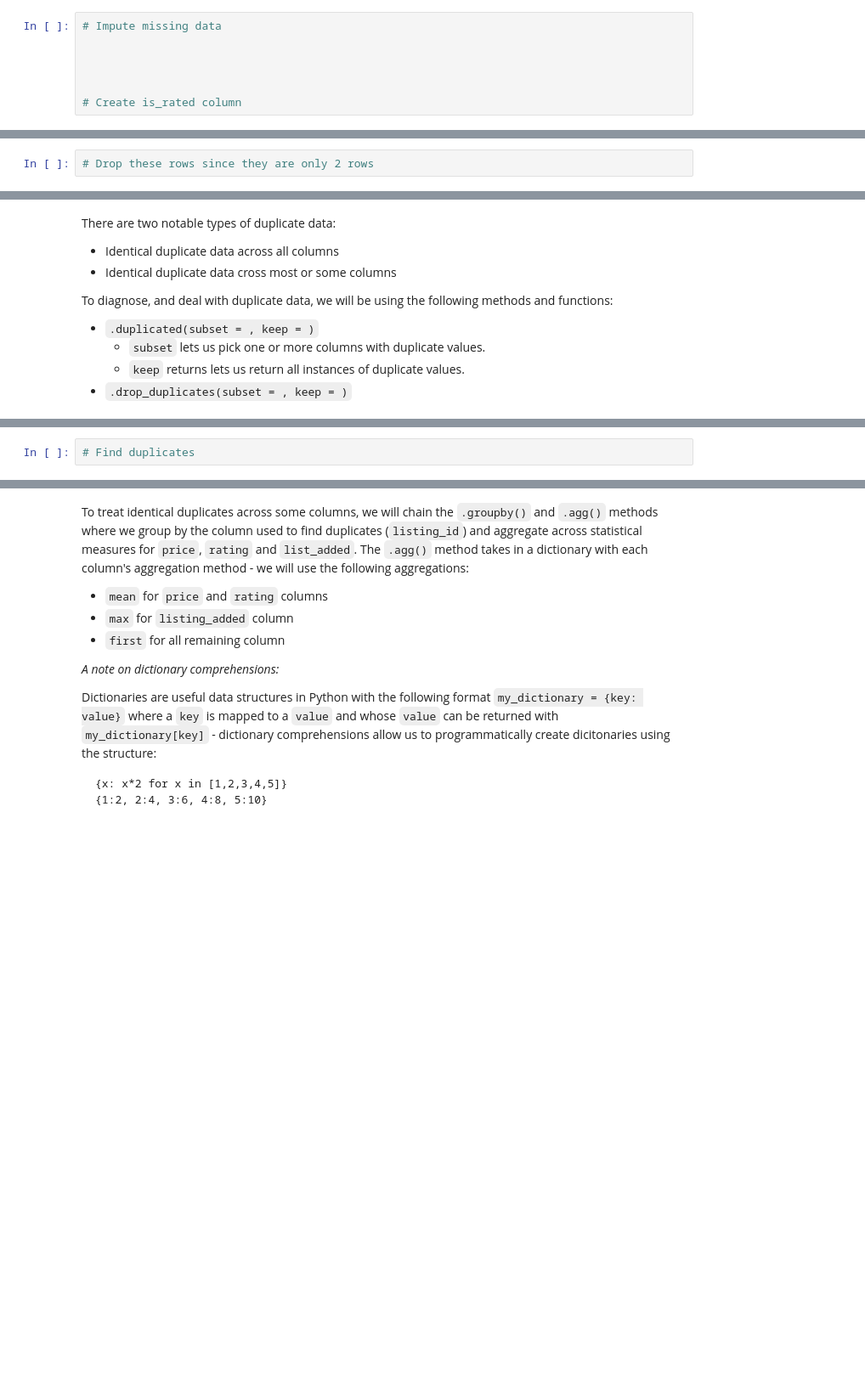
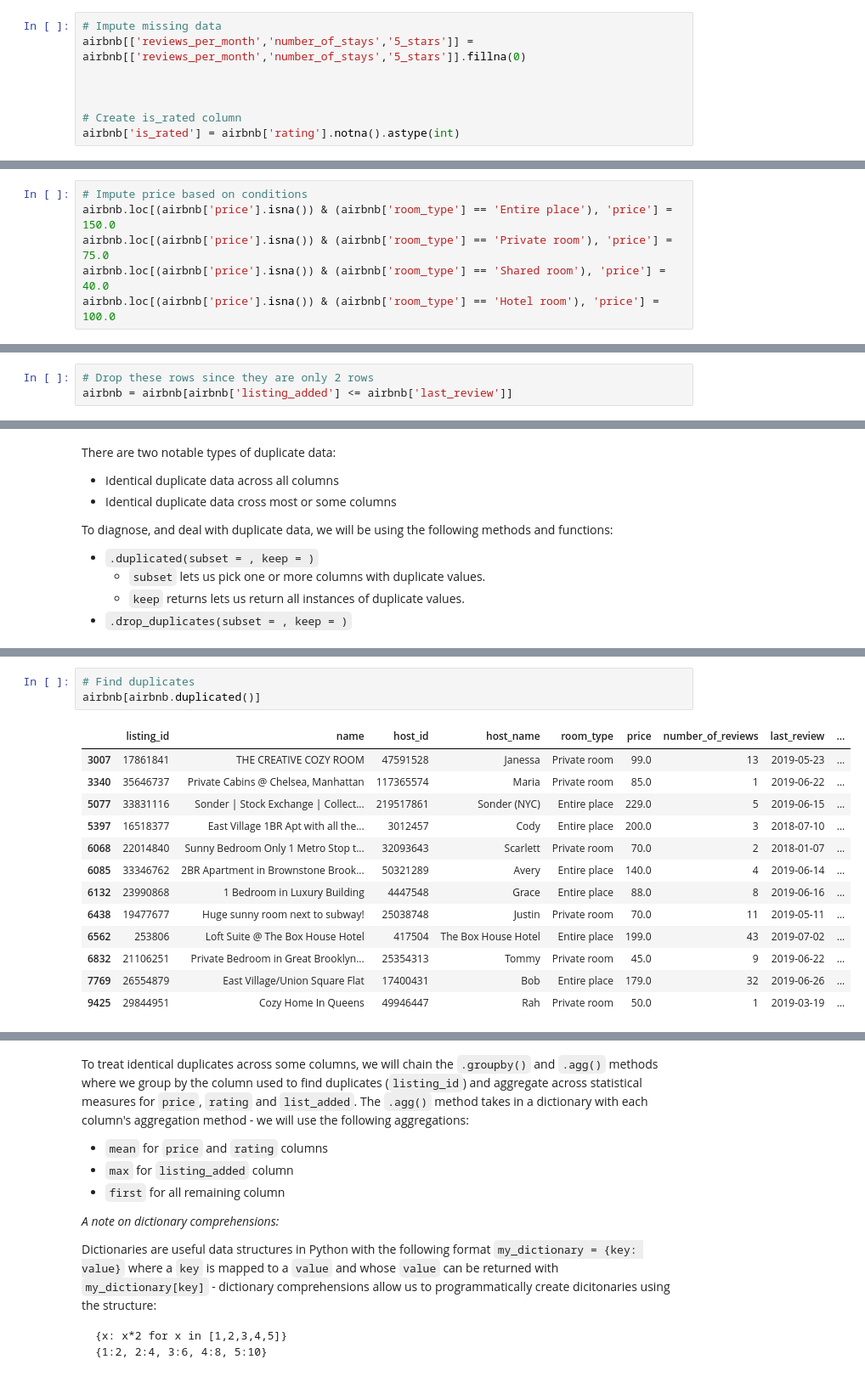
Before and after one commit to Ala-Eddine-Mezdoud/data_mining, a Jupyter notebook: Lab 2/Part2/Lab2-pre-processing - part2.ipynb, the cells around one changed output, grey strips where cells are left out. Shown at 85% size. Drawn from its saved outputs; the diff is of its cells as text; blank space fills up the shorter version.

```diff
--- a/Lab 2/Part2/Lab2-pre-processing - part2.ipynb
+++ b/Lab 2/Part2/Lab2-pre-processing - part2.ipynb
@@ -632,11 +632,12 @@ We can impute them as following:
 **Hint:** You can use a dictionary like `{'reviews_per_month': 0, 'number_of_stays': 0, '5_stars': 0}` with the `fillna` function to fill missing values in specific columns.
 # %%
 # Impute missing data
-
+airbnb[['reviews_per_month','number_of_stays','5_stars']] = airbnb[['reviews_per_month','number_of_stays','5_stars']].fillna(0)
 
 
 
 # Create is_rated column
+airbnb['is_rated'] = airbnb['rating'].notna().astype(int)
 # %% [markdown]
 **Treating the** `price` **column**
 # %%
@@ -666,2 +684,8 @@ plt.show()
+# %%
+# Impute price based on conditions
+airbnb.loc[(airbnb['price'].isna()) & (airbnb['room_type'] == 'Entire place'), 'price'] = 150.0
+airbnb.loc[(airbnb['price'].isna()) & (airbnb['room_type'] == 'Private room'), 'price'] = 75.0
+airbnb.loc[(airbnb['price'].isna()) & (airbnb['room_type'] == 'Shared room'), 'price'] = 40.0
+airbnb.loc[(airbnb['price'].isna()) & (airbnb['room_type'] == 'Hotel room'), 'price'] = 100.0
 # %%
 # Confirm price has been imputed
@@ -687,2 +739,3 @@ Albeit we've done a significant amount of data cleaning tasks, there are still a
 # %%
 # Drop these rows since they are only 2 rows
+airbnb = airbnb[airbnb['listing_added'] <= airbnb['last_review']]
@@ -706,4 +771,19 @@ To diagnose, and deal with duplicate data, we will be using the following method
 # %%
 # Find duplicates
+airbnb[airbnb.duplicated()]
+# %% [output]
+|  | listing_id | name | host_id | host_name | room_type | price | number_of_reviews | last_review | ... |
+| 3007 | 17861841 | THE CREATIVE COZY ROOM | 47591528 | Janessa | Private room | 99.0 | 13 | 2019-05-23 | ... |
+| 3340 | 35646737 | Private Cabins @ Chelsea, Manhattan | 117365574 | Maria | Private room | 85.0 | 1 | 2019-06-22 | ... |
+| 5077 | 33831116 | Sonder | Stock Exchange | Collect... | 219517861 | Sonder (NYC) | Entire place | 229.0 | 5 | 2019-06-15 | ... |
+| 5397 | 16518377 | East Village 1BR Apt with all the... | 3012457 | Cody | Entire place | 200.0 | 3 | 2018-07-10 | ... |
+| 6068 | 22014840 | Sunny Bedroom Only 1 Metro Stop t... | 32093643 | Scarlett | Private room | 70.0 | 2 | 2018-01-07 | ... |
+| 6085 | 33346762 | 2BR Apartment in Brownstone Brook... | 50321289 | Avery | Entire place | 140.0 | 4 | 2019-06-14 | ... |
+| 6132 | 23990868 | 1 Bedroom in Luxury Building | 4447548 | Grace | Entire place | 88.0 | 8 | 2019-06-16 | ... |
+| 6438 | 19477677 | Huge sunny room next to subway! | 25038748 | Justin | Private room | 70.0 | 11 | 2019-05-11 | ... |
+| 6562 | 253806 | Loft Suite @ The Box House Hotel | 417504 | The Box House Hotel | Entire place | 199.0 | 43 | 2019-07-02 | ... |
+| 6832 | 21106251 | Private Bedroom in Great Brooklyn... | 25354313 | Tommy | Private room | 45.0 | 9 | 2019-06-22 | ... |
+| 7769 | 26554879 | East Village/Union Square Flat | 17400431 | Bob | Entire place | 179.0 | 32 | 2019-06-26 | ... |
+| 9425 | 29844951 | Cozy Home In Queens | 49946447 | Rah | Private room | 50.0 | 1 | 2019-03-19 | ... |
 # %%
 # Find duplicates
```
Also changed, not shown: parts of 15 cells of this notebook.
